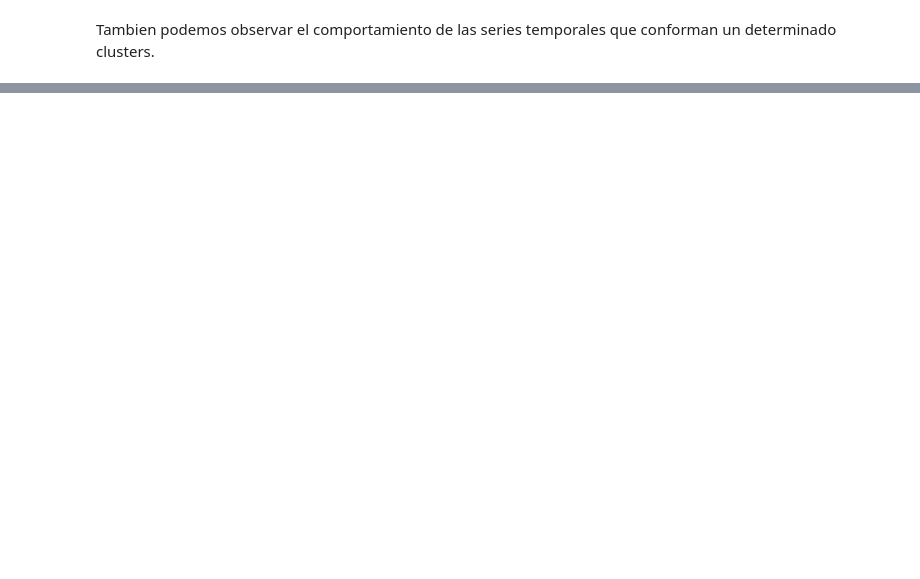
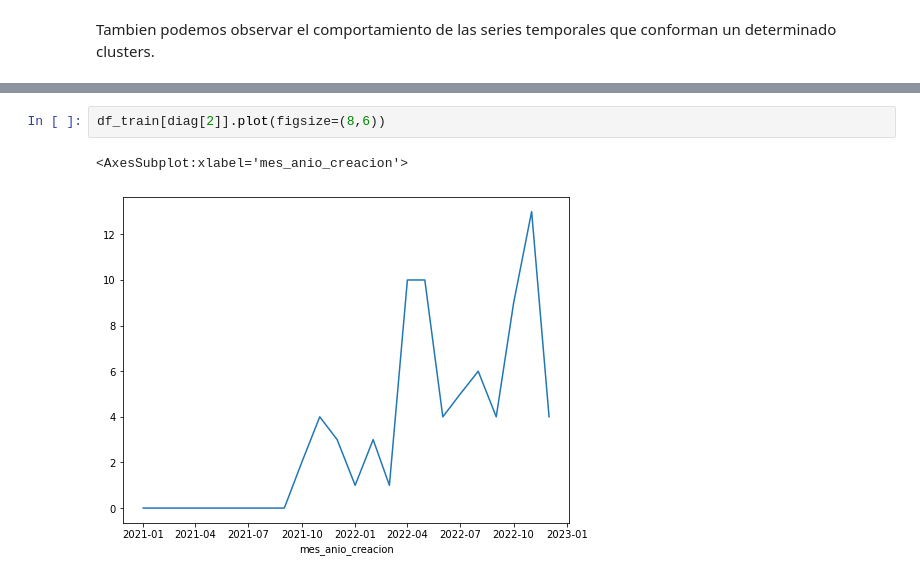
Before and after one commit to MentoriaDiploDatos/Aprendizaje-No-Supervisado, a Jupyter notebook: clustering_time_series.ipynb, the cells around one changed output, grey strips where cells are left out. Saved outputs shown, nothing was run; the diff lists cells and outputs as text; blank space fills up the shorter version.

```diff
--- a/clustering_time_series.ipynb
+++ b/clustering_time_series.ipynb
@@ -473,0 +323,5 @@ df_train[diag].plot(figsize=(15,10))
+# %%
+df_train[diag[2]].plot(figsize=(8,6))
+# %% [output]
+<AxesSubplot:xlabel='mes_anio_creacion'>
+[figure, added]
```
Also changed, not shown: parts of 13 cells of this notebook.
